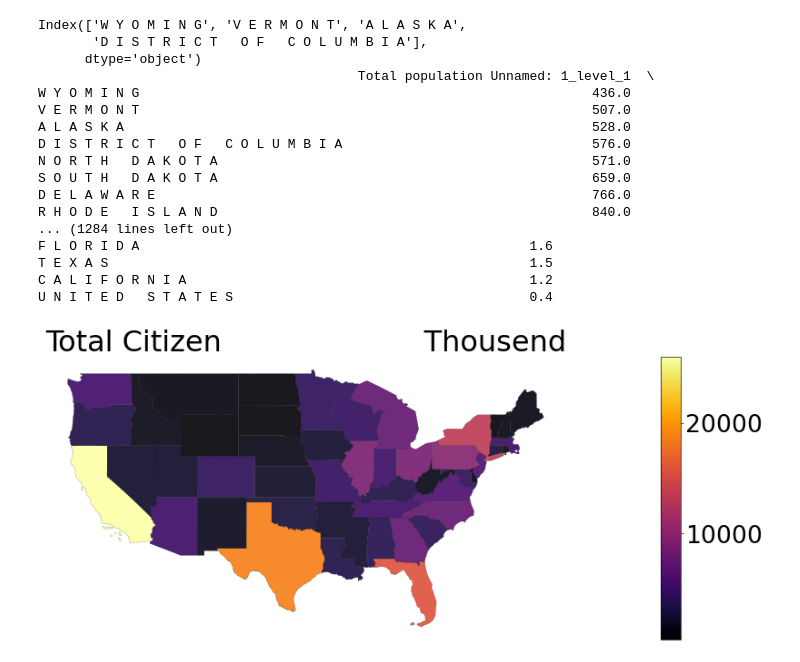
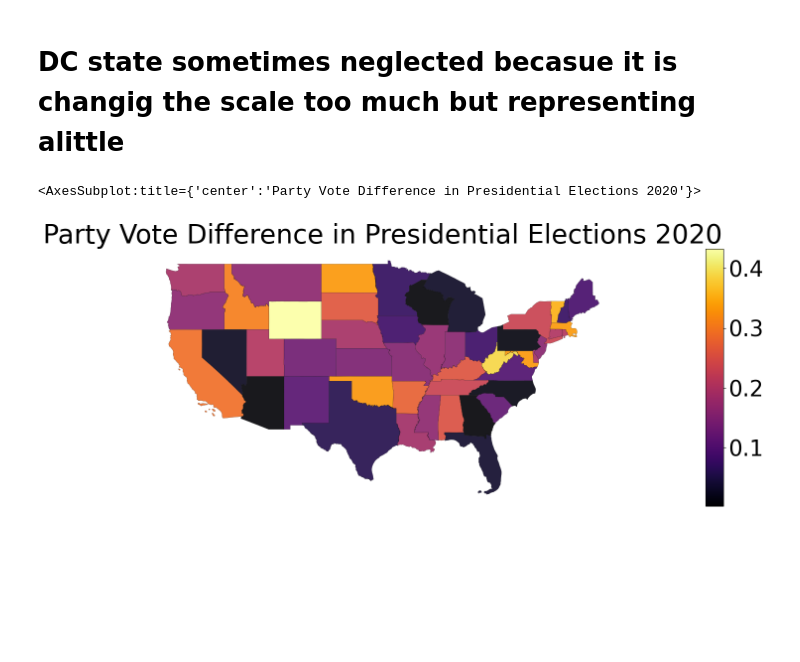
Before and after one commit to mbagci06/ece143, a Jupyter notebook: read_tables_2/table_4ac_plots.ipynb, the cells around one changed output. Saved outputs shown, nothing was run; the diff lists cells and outputs as text; code cells hidden in the pictures; blank space fills up the shorter version.

Commit message:
New tables added 5.4 ,7  ,1

```diff
--- a/read_tables_2/table_4ac_plots.ipynb
+++ b/read_tables_2/table_4ac_plots.ipynb
@@ -136,31 +215,17 @@ Index(['M I S S I S S I P P I', 'M I N N E S O T A',
+# %% [markdown]
+# DC state sometimes neglected becasue it is changig the scale too much but representing alittle
 # %%
-f,ax = plt.subplots(1,1, figsize=(15,10),     sharex=True, sharey=True, dpi=60)
+election_resul=pd.read_csv('Popular vote backend - Sheet1.csv')
+diff=abs(election_resul.sort_values(by='state')['rep_percent']-election_resul.sort_values(by='state')['dem_percent'])
+diff[19]=np.mean(diff)
+new_us['Diff_in_elec']=diff.values
+f,ax = plt.subplots(1, 1, figsize=(15,10), sharex=True, sharey=True, dpi=60)
 f.tight_layout()
-plt.title('Total Citizen                      Thousend')
+plt.title("Party Vote Difference in Presidential Elections 2020")
 ax.set_axis_off()
 divider = make_axes_locatable(ax)
 cax = divider.append_axes("right", size="3%", pad=0.5,alpha=0.5)
-new_us.plot('Total_cit', alpha=0.9, ax=ax , cmap=cmap, edgecolor='k', legend=True, cax=cax,  linewidth=0.2)
-print(census_data_table_4a.sort_values(by='Total citizen population Unnamed: 2_level_1').index[:4])
-print(census_data_table_4a.sort_values(by='Total citizen population Unnamed: 2_level_1'))
-print(census_data_table_4a.sort_values(by='Total citizen population Unnamed: 2_level_1').index[-4:])
-print(census_data_table_4a.sort_values(by='Total citizen population Unnamed: 2_level_1'))
+new_us.plot('Diff_in_elec', alpha=0.9, ax=ax , cmap=cmap, edgecolor='k', legend=True, cax=cax,  linewidth=0.2)
 # %% [output]
-Index(['W Y O M I N G', 'V E R M O N T', 'A L A S K A',
-       'D I S T R I C T   O F   C O L U M B I A'],
-      dtype='object')
-                                         Total population Unnamed: 1_level_1  \
-W Y O M I N G                                                          436.0
-V E R M O N T                                                          507.0
-A L A S K A                                                            528.0
-D I S T R I C T   O F   C O L U M B I A                                576.0
-N O R T H   D A K O T A                                                571.0
-S O U T H   D A K O T A                                                659.0
-D E L A W A R E                                                        766.0
-R H O D E   I S L A N D                                                840.0
-... (1284 lines left out)
-F L O R I D A                                                  1.6
-T E X A S                                                      1.5
-C A L I F O R N I A                                            1.2
-U N I T E D   S T A T E S                                      0.4
+<AxesSubplot:title={'center':'Party Vote Difference in Presidential Elections 2020'}>
-[figure, old version]
+[figure, new version]
```
Also changed, not shown: parts of 19 cells of this notebook, 6 other files.
